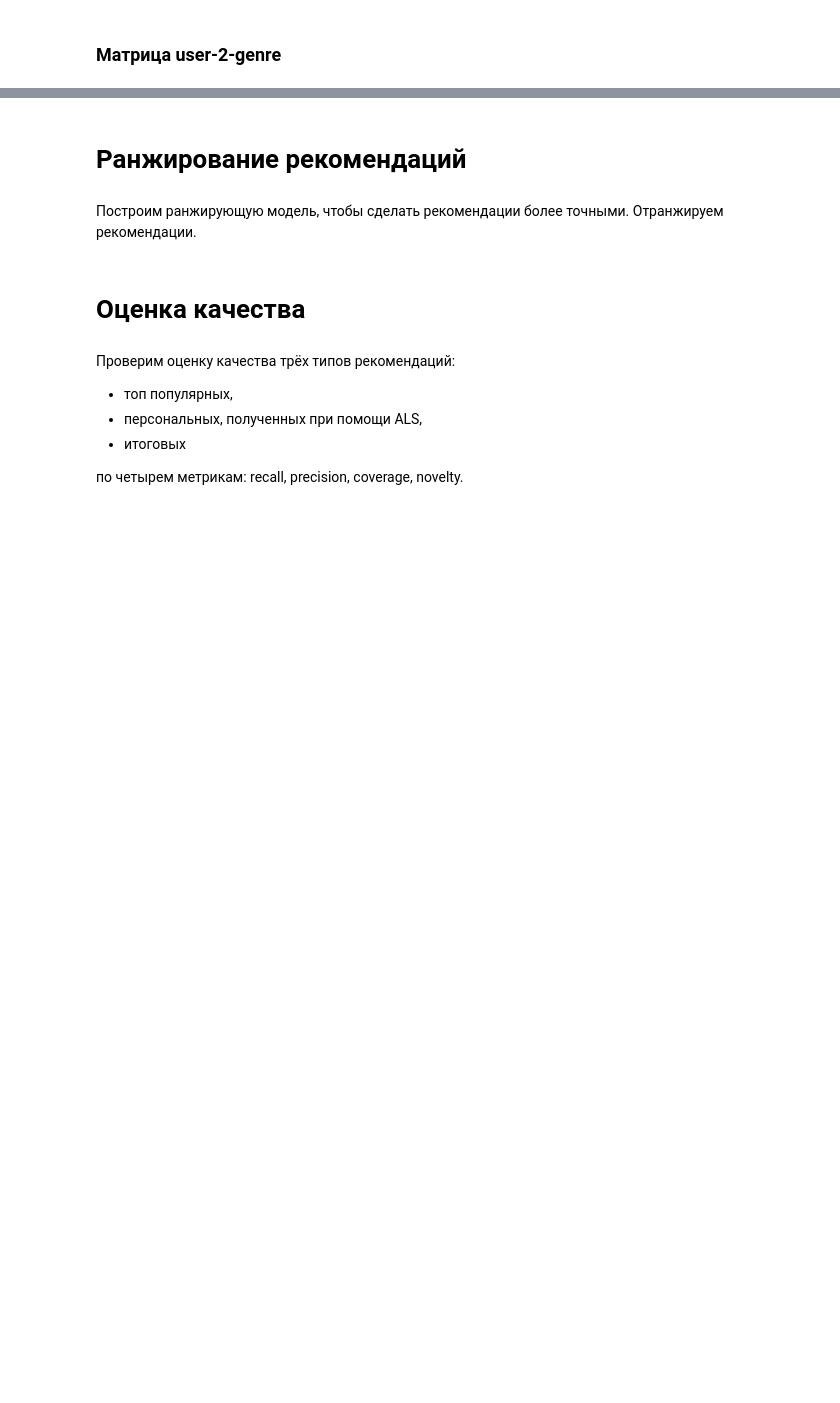
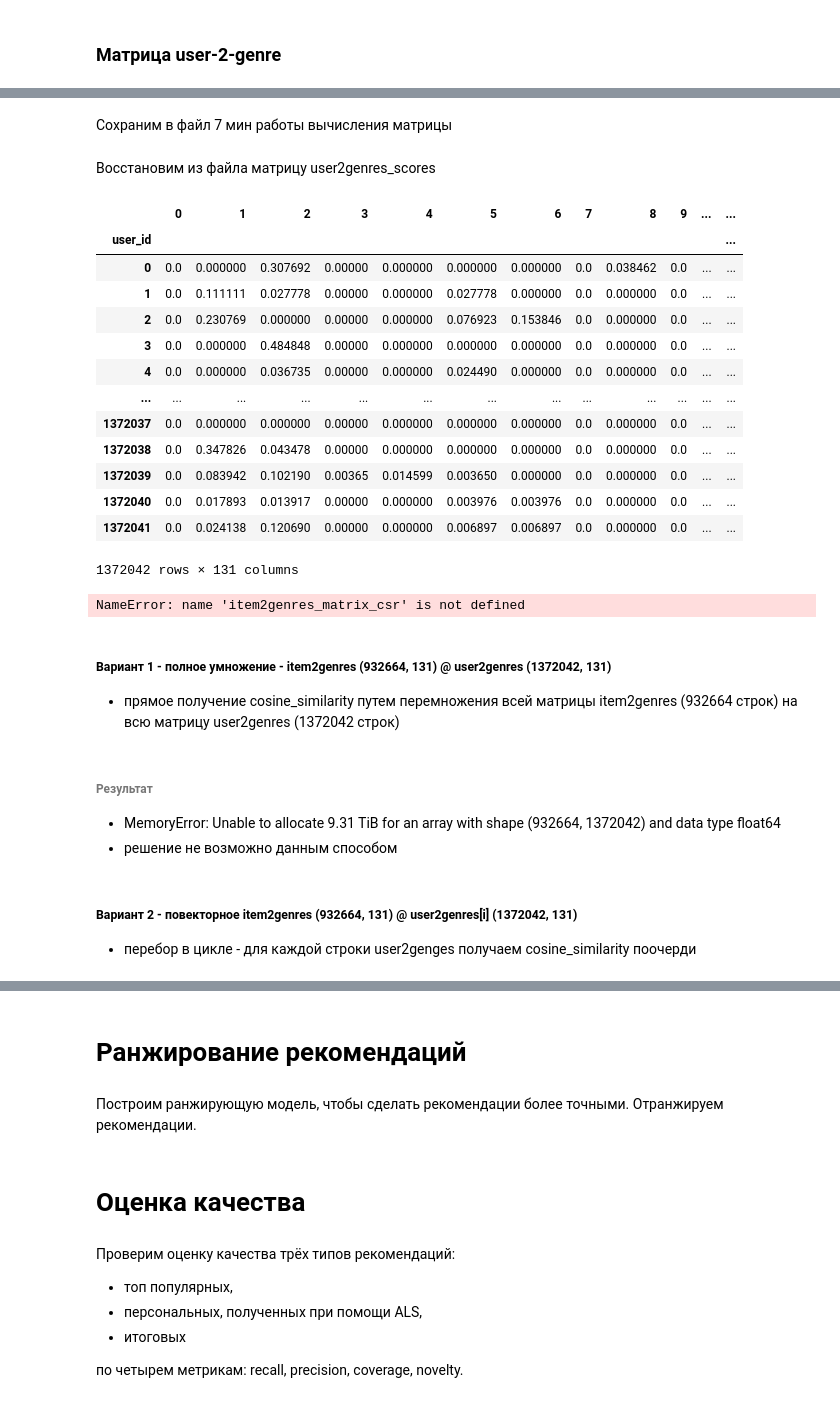
Before and after one commit to khromenko/mle-project-sprint-4-v001, a Jupyter notebook: recommendations.ipynb, the cells around one changed output, grey strips where cells are left out. Cells and saved outputs as stored; diff of their text form; code cells hidden in the pictures; blank space fills up the shorter version.

```diff
--- a/recommendations.ipynb
+++ b/recommendations.ipynb
@@ -1551,0 +1689,2 @@ user2genre
+# %% [markdown]
+Сохраним в файл 7 мин работы вычисления матрицы
@@ -1551,0 +1694,30 @@ user2genre
+# %% [markdown]
+Восстановим из файла матрицу user2genres_scores
+# %%
+import pandas as pd
+
+path = 'data/recsys/'
+user2genres_scores = pd.read_parquet(path + 'user2genres_scores.parquet').rename_axis('user_id')
+user2genres_scores
+# %% [output]
+|  | 0 | 1 | 2 | 3 | 4 | 5 | 6 | 7 | 8 | 9 | ... | ... |
+| user_id |  |  |  |  |  |  |  |  |  |  |  | ... |
+| 0 | 0.0 | 0.000000 | 0.307692 | 0.00000 | 0.000000 | 0.000000 | 0.000000 | 0.0 | 0.038462 | 0.0 | ... | ... |
+| 1 | 0.0 | 0.111111 | 0.027778 | 0.00000 | 0.000000 | 0.027778 | 0.000000 | 0.0 | 0.000000 | 0.0 | ... | ... |
+| 2 | 0.0 | 0.230769 | 0.000000 | 0.00000 | 0.000000 | 0.076923 | 0.153846 | 0.0 | 0.000000 | 0.0 | ... | ... |
+| 3 | 0.0 | 0.000000 | 0.484848 | 0.00000 | 0.000000 | 0.000000 | 0.000000 | 0.0 | 0.000000 | 0.0 | ... | ... |
+| 4 | 0.0 | 0.000000 | 0.036735 | 0.00000 | 0.000000 | 0.024490 | 0.000000 | 0.0 | 0.000000 | 0.0 | ... | ... |
+| ... | ... | ... | ... | ... | ... | ... | ... | ... | ... | ... | ... | ... |
+| 1372037 | 0.0 | 0.000000 | 0.000000 | 0.00000 | 0.000000 | 0.000000 | 0.000000 | 0.0 | 0.000000 | 0.0 | ... | ... |
+| 1372038 | 0.0 | 0.347826 | 0.043478 | 0.00000 | 0.000000 | 0.000000 | 0.000000 | 0.0 | 0.000000 | 0.0 | ... | ... |
+| 1372039 | 0.0 | 0.083942 | 0.102190 | 0.00365 | 0.014599 | 0.003650 | 0.000000 | 0.0 | 0.000000 | 0.0 | ... | ... |
+| 1372040 | 0.0 | 0.017893 | 0.013917 | 0.00000 | 0.000000 | 0.003976 | 0.003976 | 0.0 | 0.000000 | 0.0 | ... | ... |
+| 1372041 | 0.0 | 0.024138 | 0.120690 | 0.00000 | 0.000000 | 0.006897 | 0.006897 | 0.0 | 0.000000 | 0.0 | ... | ... |
+1372042 rows × 131 columns
+# %%
+item2genres_matrix_csr
+# %% [output]
+NameError: name 'item2genres_matrix_csr' is not defined
+# %% [markdown]
+##### Вариант 1 - полное умножение - item2genres (932664, 131) @ user2genres (1372042, 131)
+- прямое получение cosine_similarity путем перемножения всей матрицы item2genres (932664 строк) на всю матрицу user2genres (1372042 строк)
@@ -1551,0 +1733,7 @@ user2genre
+# %% [markdown]
+###### Результат
+- MemoryError: Unable to allocate 9.31 TiB for an array with shape (932664, 1372042) and data type float64
+- решение не возможно данным способом
+# %% [markdown]
+##### Вариант 2 - повекторное item2genres (932664, 131) @ user2genres[i] (1372042, 131)
+- перебор в цикле - для каждой строки user2genges получаем cosine_similarity поочерди
```
Also changed, not shown: parts of 37 cells of this notebook.
